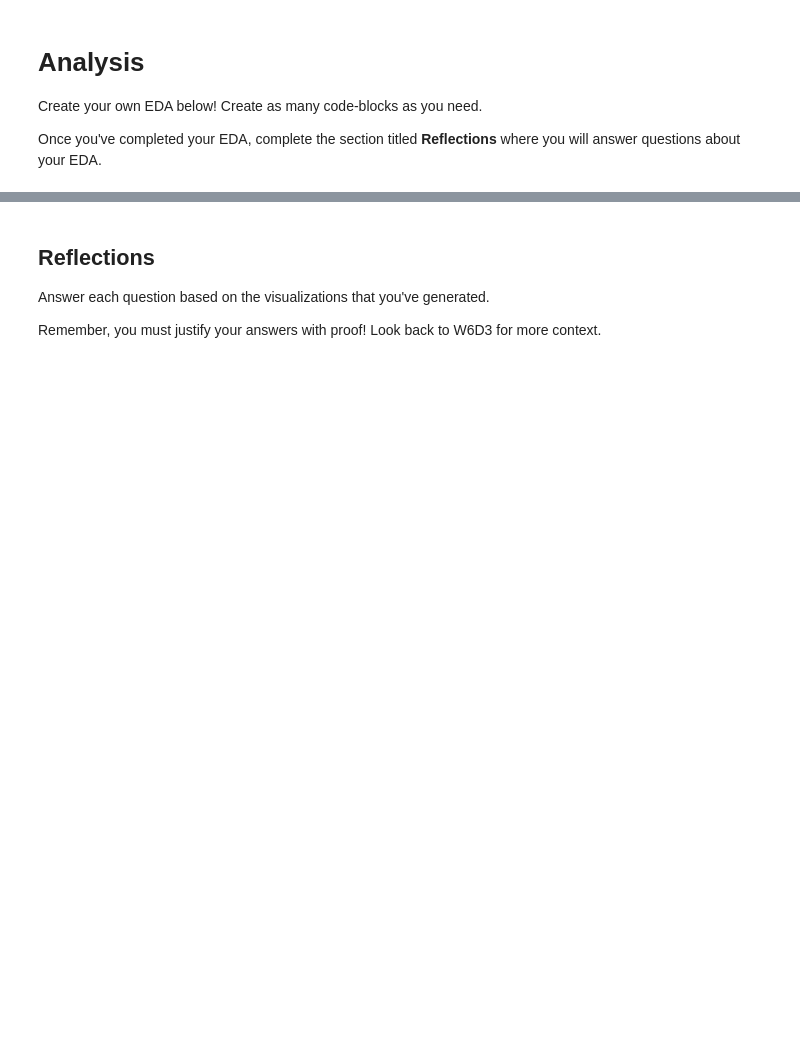
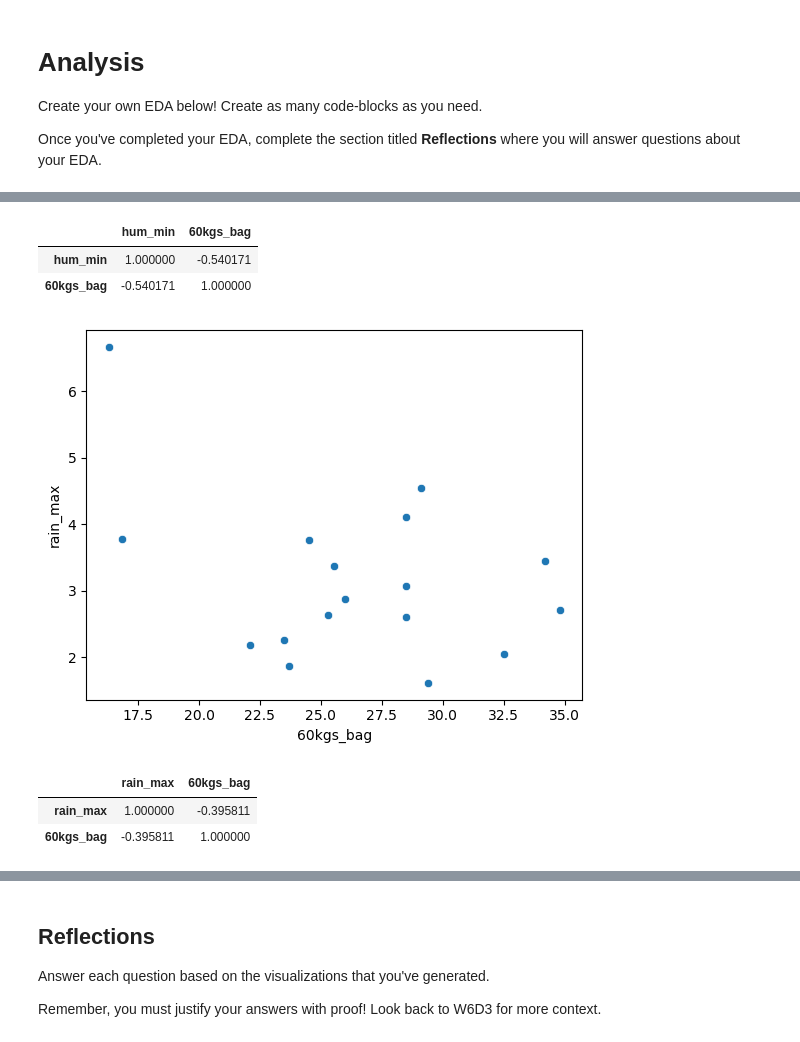
Before and after one commit to grullon-mina/Coffee-Weather-Data-Analysis, a Jupyter notebook: notebooks/analysis.ipynb, the cells around one changed output, grey strips where cells are left out. Drawn from its saved outputs; the diff is of its cells as text; code cells hidden in the pictures; blank space fills up the shorter version.

```diff
--- a/notebooks/analysis.ipynb
+++ b/notebooks/analysis.ipynb
@@ -38,0 +109,20 @@ all_weather =
+# %%
+# pearson's coefficient btween 60kgs_bag and hum_min
+combined_dfs[["hum_min", "60kgs_bag"]].corr()
+# %% [output]
+|  | hum_min | 60kgs_bag |
+| hum_min | 1.000000 | -0.540171 |
+| 60kgs_bag | -0.540171 | 1.000000 |
+# %%
+# realtionship between rain_max and 60kgs_bag
+sns.scatterplot(combined_dfs, x="60kgs_bag", y="rain_max")
+plt.show()
+# %% [output]
+[figure, added]
+# %%
+# pearson's coefficient btween 60kgs_bag and rain_max
+combined_dfs[["rain_max", "60kgs_bag"]].corr()
+# %% [output]
+|  | rain_max | 60kgs_bag |
+| rain_max | 1.000000 | -0.395811 |
+| 60kgs_bag | -0.395811 | 1.000000 |
```
Also changed, not shown: parts of 14 cells of this notebook, 1 other file.
